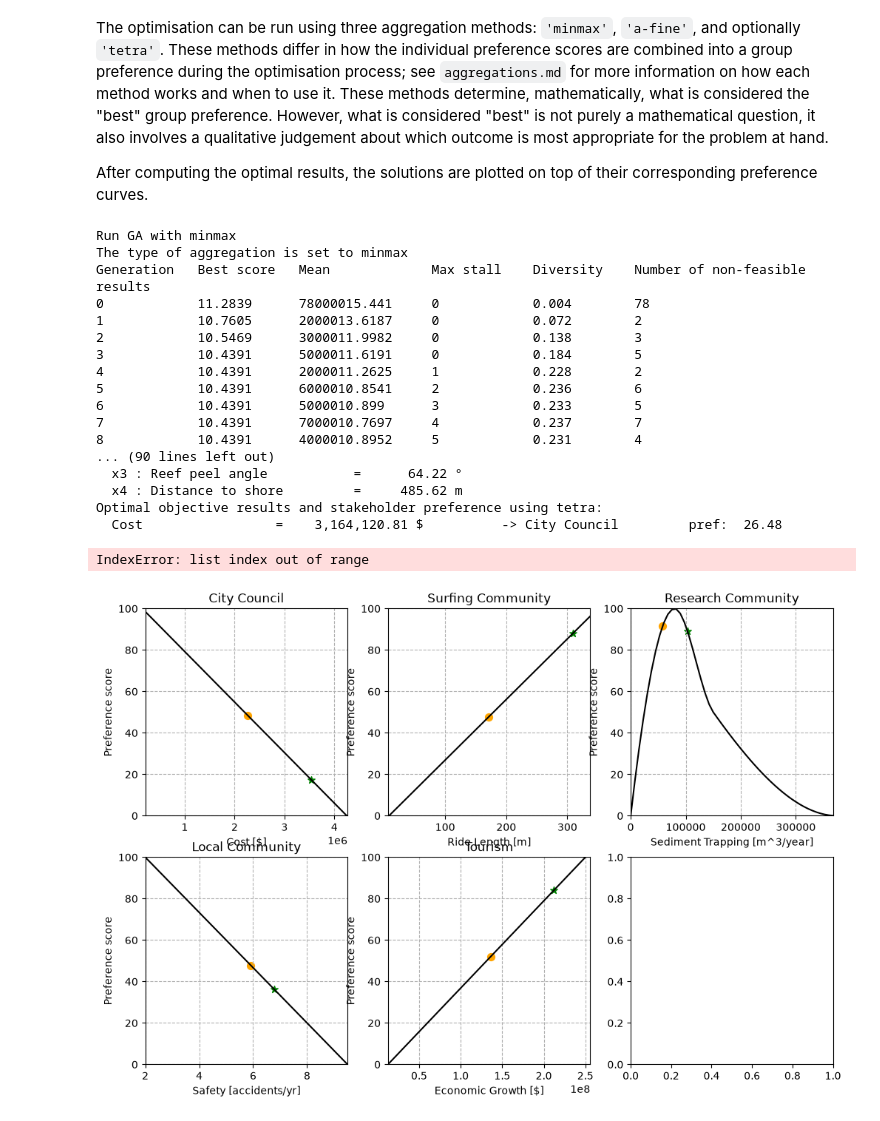
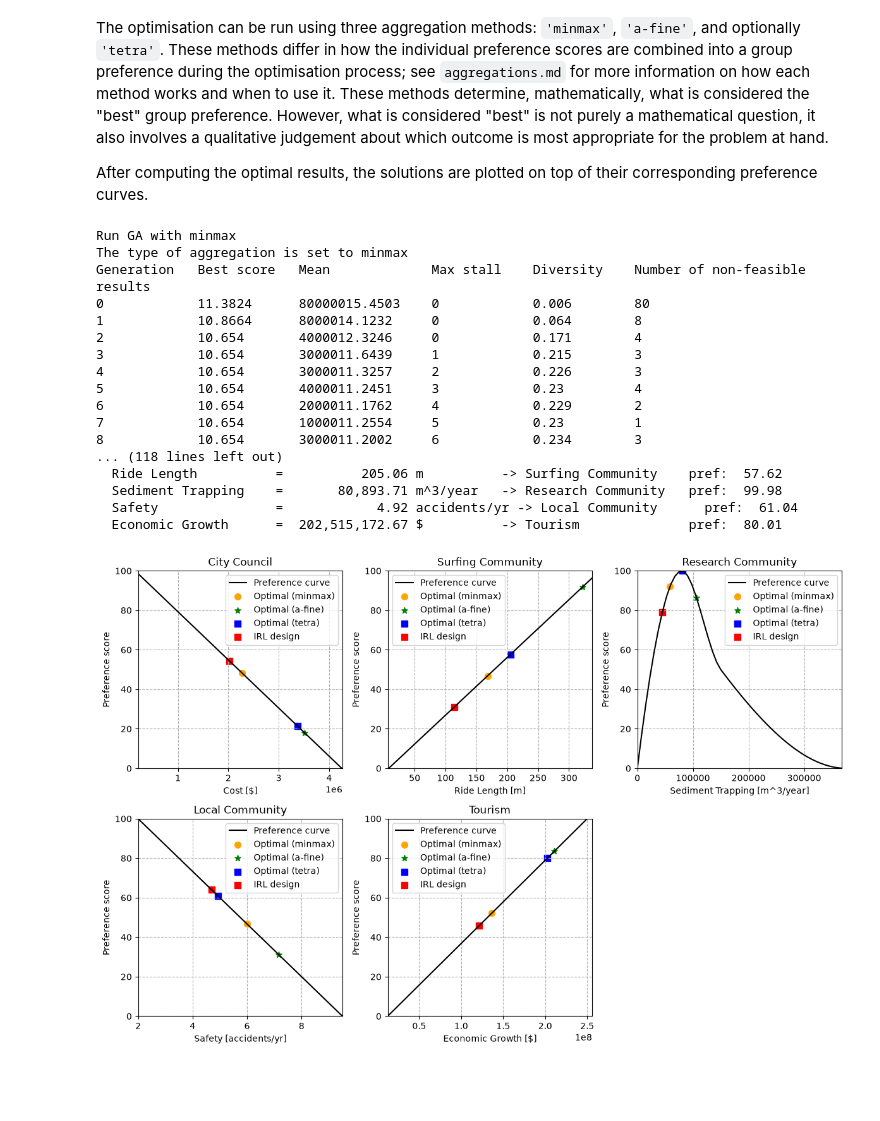
Before and after one commit to NickZhou21/IDM_SE3_project, a Jupyter notebook: EXAMPLE_Artificial_Reef.ipynb, the cells around one changed output. Drawn from its saved outputs; the diff is of its cells as text; code cells hidden in the pictures; blank space fills up the shorter version.

```diff
--- a/EXAMPLE_Artificial_Reef.ipynb
+++ b/EXAMPLE_Artificial_Reef.ipynb
@@ -386,8 +386,9 @@ After computing the optimal results, the solutions are plotted on top of their c
 # %%
 # We run the optimization with two paradigms
 paradigm = ['minmax', 'a-fine', 'tetra']  # 'minmax' or 'a-fine' or 'tetra'
-markers  = ['o', '*']
-colours  = ['orange', 'green']
+markers = ['o', '*', 's']
+colours = ['orange', 'green', 'blue']
+
 
 # Define the figure and axes before the loop
 fig, axes = plt.subplots(2, 3, figsize=(12, 8))
@@ -434,46 +435,45 @@ for i in range(len(paradigm)):
         print(f'  {name:<20} = {obj_value:>15,.2f} {unit:<10} -> {stakeholder:<20} pref: {pref_score:>6.2f}')
         ax.scatter(obj_value, pref_score, color=colours[i], marker=markers[i], s=50,
                    label=f'Optimal ({paradigm[i]})')
 
 
 # plot the IRL design point if plot_irl is True
 if plot_irl:
     irl_obj_values = [obj_func(*X_irl) for obj_func, _, _, _ in objectives]
     irl_pref_scores = [pref_funcs[j](*X_irl) for j in range(len(objectives))]
     for j, ax in enumerate(axes.flat[:5]):
         ax.scatter(irl_obj_values[j], irl_pref_scores[j], color='red', marker='s', s=50, label='IRL design')
 
 for ax in axes.flat[:5]:
     ax.legend(fontsize=10)
 
 axes.flat[-1].set_visible(False)  # hide the sixth empty subplot
 
 
 # Adjust the layout
 fig.tight_layout()
 
 # Save figure
 # plt.savefig('optimal_results.png')  # Uncomment this line to save the figure as a PNG file
 
 # Display the plot
 plt.show()
 # %% [output]
 Run GA with minmax
 The type of aggregation is set to minmax
 Generation   Best score   Mean             Max stall    Diversity    Number of non-feasible results
-0            11.2839      78000015.441     0            0.004        78
-1            10.7605      2000013.6187     0            0.072        2
-2            10.5469      3000011.9982     0            0.138        3
-3            10.4391      5000011.6191     0            0.184        5
-4            10.4391      2000011.2625     1            0.228        2
-5            10.4391      6000010.8541     2            0.236        6
-6            10.4391      5000010.899      3            0.233        5
-7            10.4391      7000010.7697     4            0.237        7
-8            10.4391      4000010.8952     5            0.231        4
-... (90 lines left out)
-  x3 : Reef peel angle           =      64.22 °
-  x4 : Distance to shore         =     485.62 m
-Optimal objective results and stakeholder preference using tetra:
-  Cost                 =    3,164,120.81 $          -> City Council         pref:  26.48
+0            11.3824      80000015.4503    0            0.006        80
+1            10.8664      8000014.1232     0            0.064        8
+2            10.654       4000012.3246     0            0.171        4
+3            10.654       3000011.6439     1            0.215        3
+4            10.654       3000011.3257     2            0.226        3
+5            10.654       4000011.2451     3            0.23         4
+6            10.654       2000011.1762     4            0.229        2
+7            10.654       1000011.2554     5            0.23         1
+8            10.654       3000011.2002     6            0.234        3
+... (118 lines left out)
+  Ride Length          =          205.06 m          -> Surfing Community    pref:  57.62
+  Sediment Trapping    =       80,893.71 m^3/year   -> Research Community   pref:  99.98
+  Safety               =            4.92 accidents/yr -> Local Community      pref:  61.04
+  Economic Growth      =  202,515,172.67 $          -> Tourism              pref:  80.01
-IndexError: list index out of range
-[figure, old version]
+[figure, new version]
```
Also changed, not shown: 2 other files.
